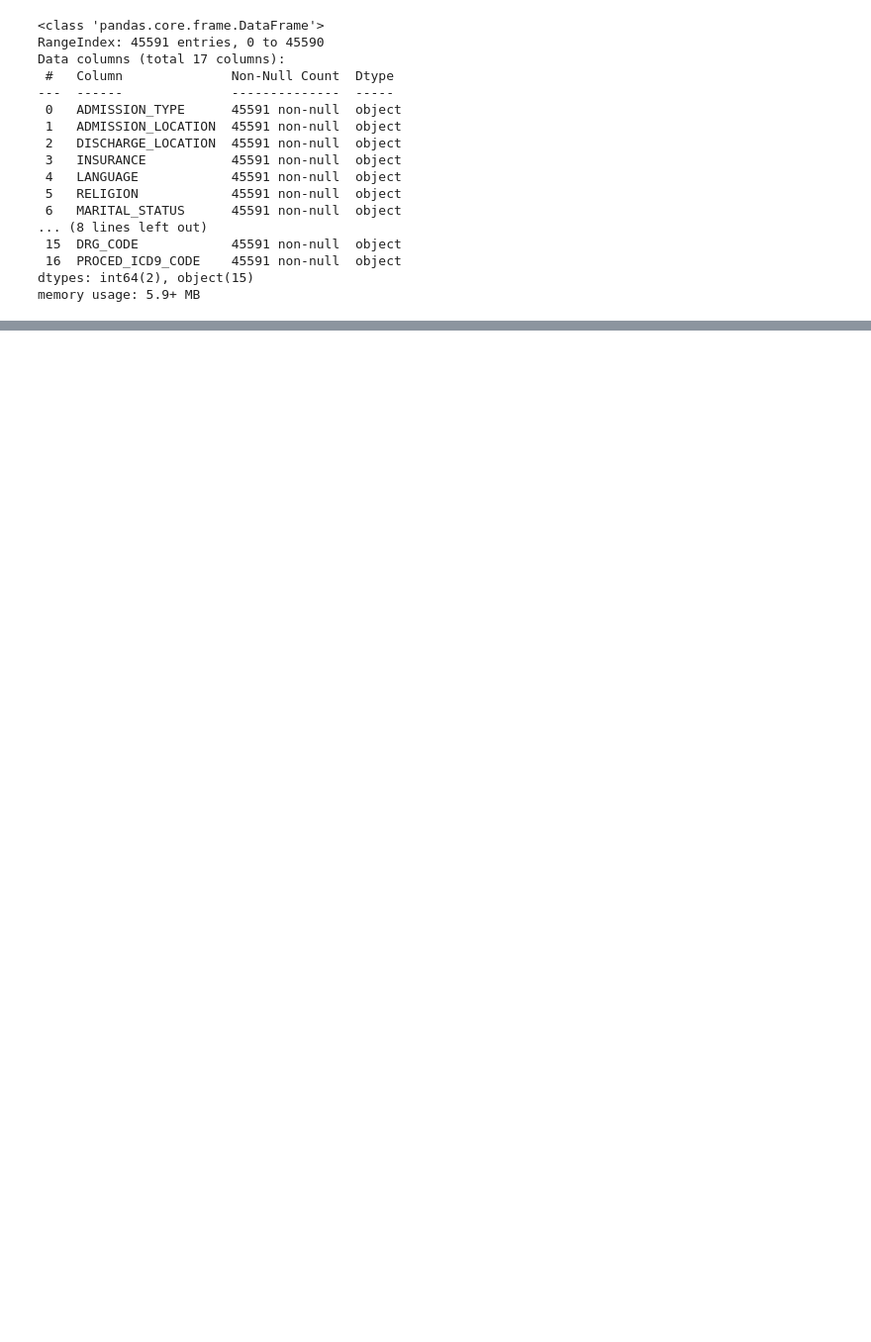
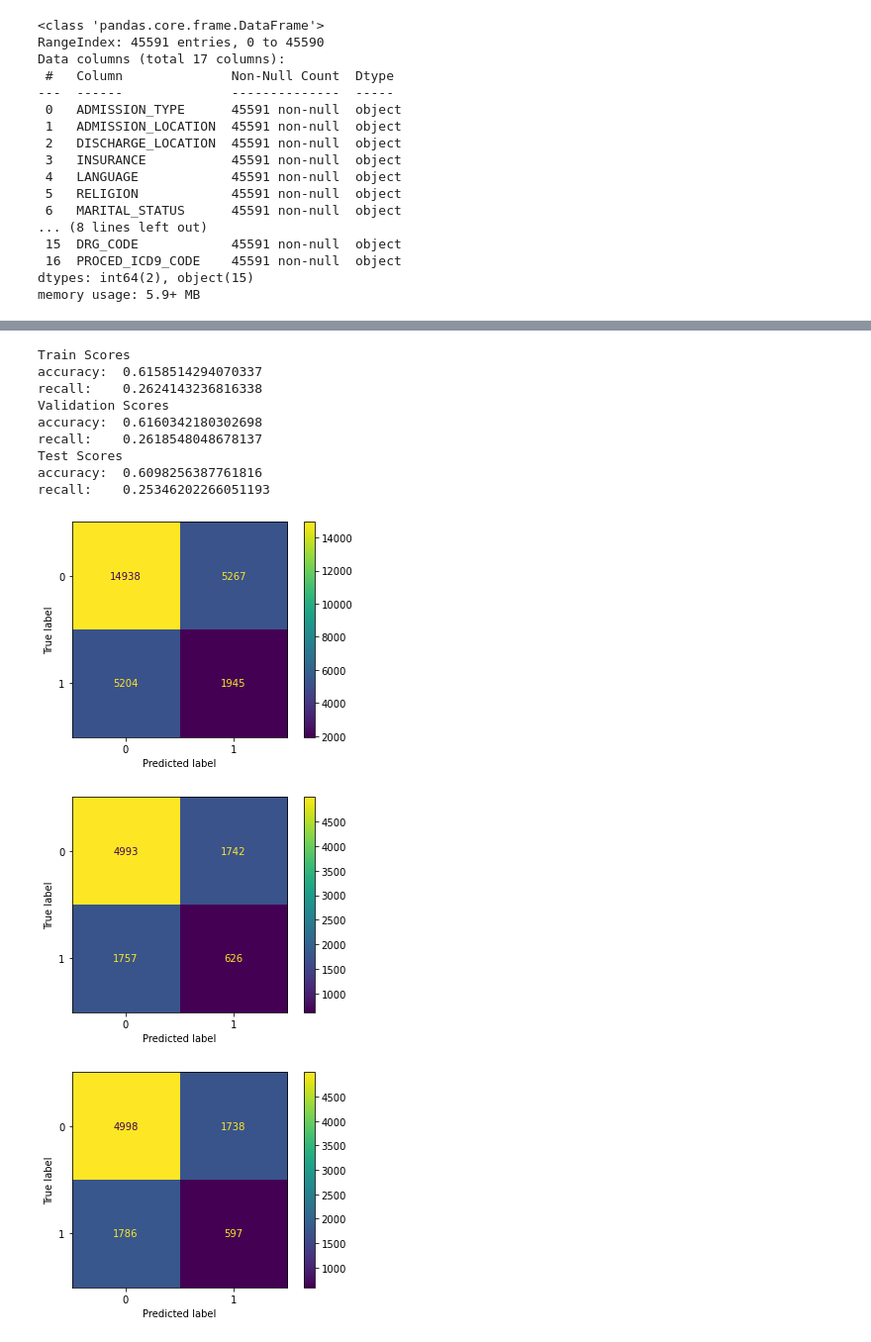
Before and after one commit to arthurk2323/hospital_readmissions_nlp, a Jupyter notebook: 02_Modeling_v1.ipynb, the cells around one changed output, grey strips where cells are left out. Shown at 99% size. Cells and saved outputs as stored; diff of their text form; code cells hidden in the pictures; blank space fills up the shorter version.

```diff
--- a/02_Modeling_v1.ipynb
+++ b/02_Modeling_v1.ipynb
@@ -104,0 +193,4 @@ sample_doc = tokenizer.tokenize(sample_document)
+# %%
+tfidf_train_2_scaled = pp.fit_transform(count_train_2)
+tfidf_val_2_scaled = pp.transform(tfidf_val_2)
+tfidf_test_2_scaled = pp.transform(tfidf_test_2)
@@ -104,0 +263,20 @@ sample_doc = tokenizer.tokenize(sample_document)
+# %%
+dummy_clf = DummyClassifier(strategy="stratified")
+dummy_clf.fit(tfidf_train_2_scaled, y_train)
+
+scores(dummy_clf, tfidf_train_2_scaled, y_train, 'Train')
+scores(dummy_clf, tfidf_val_2_scaled, y_val, 'Validation')
+scores(dummy_clf, tfidf_test_2_scaled, y_test, 'Test')
+# %% [output]
+Train Scores
+accuracy:  0.6158514294070337
+recall:    0.2624143236816338
+Validation Scores
+accuracy:  0.6160342180302698
+recall:    0.2618548048678137
+Test Scores
+accuracy:  0.6098256387761816
+recall:    0.25346202266051193
+[figure, added]
+[figure, added]
+[figure, added]
```
Also changed, not shown: parts of 63 cells of this notebook, 1 other file.
